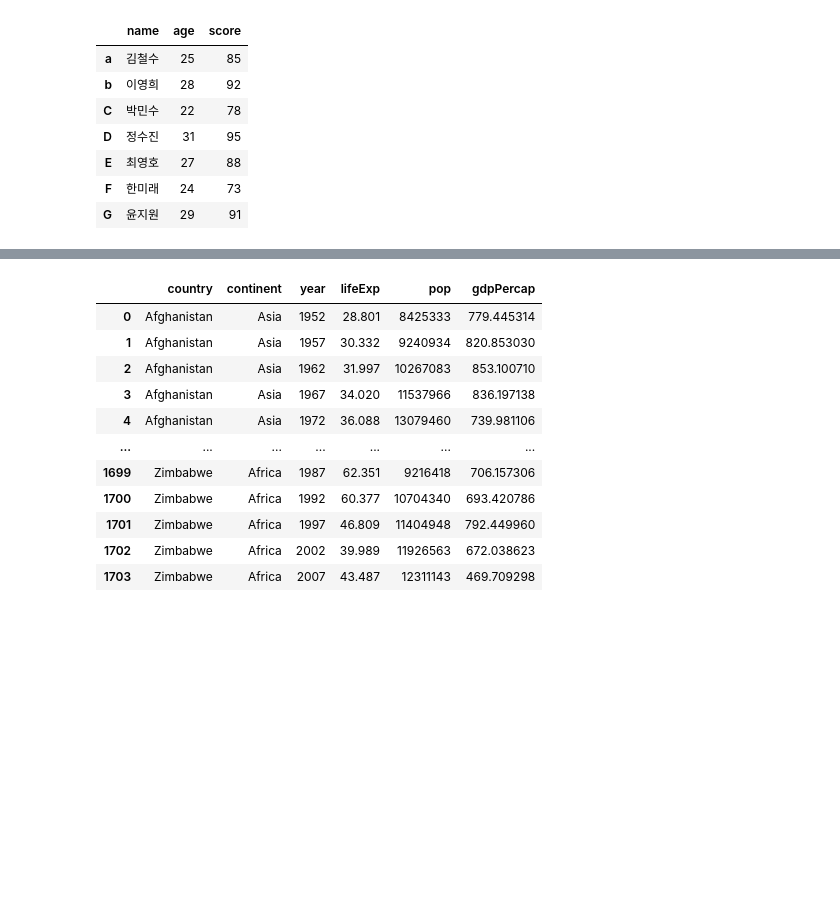
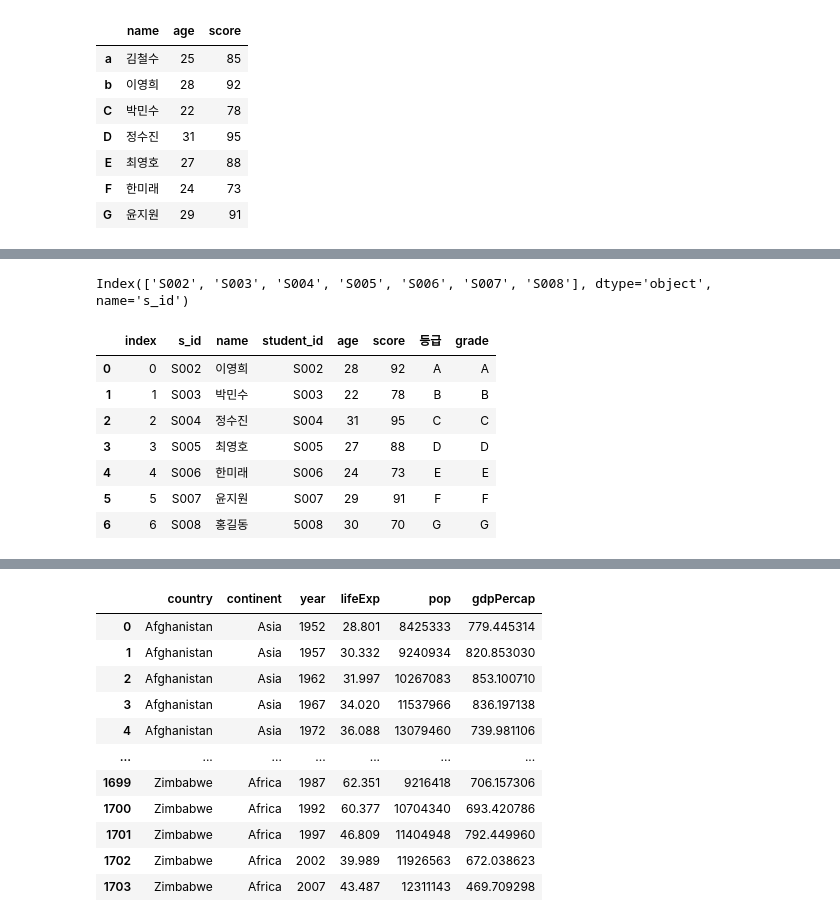
Before and after one commit to minsangggg/hipython_rep, a Jupyter notebook: Study/14.판다스.ipynb, the cells around one changed output, grey strips where cells are left out. Cells and saved outputs as stored; diff of their text form; code cells hidden in the pictures; blank space fills up the shorter version.

```diff
--- a/Study/14.판다스.ipynb
+++ b/Study/14.판다스.ipynb
@@ -325,0 +475,5 @@ df
+# %%
+# insert() 메서드로 특정 위치에 열 추가
+#df.insert(loc=1, column='s_id', value=['S001', 'S002', 'S003', 'S004', 'S005', 'S006', 'S007','5008'])
+df['s_id'] = ['S001', 'S002', 'S003', 'S004', 'S005', 'S006', 'S007', 'S008']   #예전작업하던거중 s_id중복해서 덮어쓰기
+df
@@ -325,0 +490,4 @@ df
+# %%
+df1=df.drop('a',axis=0)
+df1
+            #첫번째행, 인덱스a부분 삭제
@@ -325,0 +551,18 @@ df
+# %%
+df_new=df1.set_index('s_id')
+df_new.index
+# %% [output]
+Index(['S002', 'S003', 'S004', 'S005', 'S006', 'S007', 'S008'], dtype='object', name='s_id')
+# %%
+# 인덱스를 다시 열로 되돌리기
+df_new.reset_index(inplace=True)
+df_new
+# %% [output]
+|  | index | s_id | name | student_id | age | score | 등급 | grade |
+| 0 | 0 | S002 | 이영희 | S002 | 28 | 92 | A | A |
+| 1 | 1 | S003 | 박민수 | S003 | 22 | 78 | B | B |
+| 2 | 2 | S004 | 정수진 | S004 | 31 | 95 | C | C |
+| 3 | 3 | S005 | 최영호 | S005 | 27 | 88 | D | D |
+| 4 | 4 | S006 | 한미래 | S006 | 24 | 73 | E | E |
+| 5 | 5 | S007 | 윤지원 | S007 | 29 | 91 | F | F |
+| 6 | 6 | S008 | 홍길동 | 5008 | 30 | 70 | G | G |
```
Also changed, not shown: parts of 30 cells of this notebook, 1 other file.
